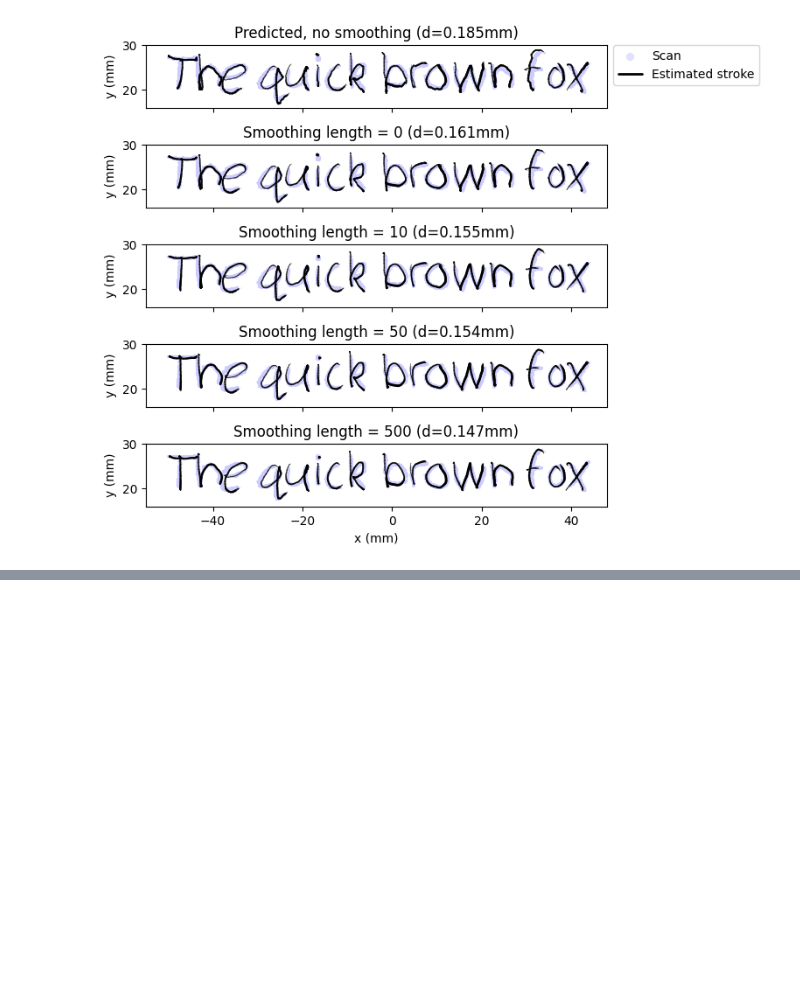
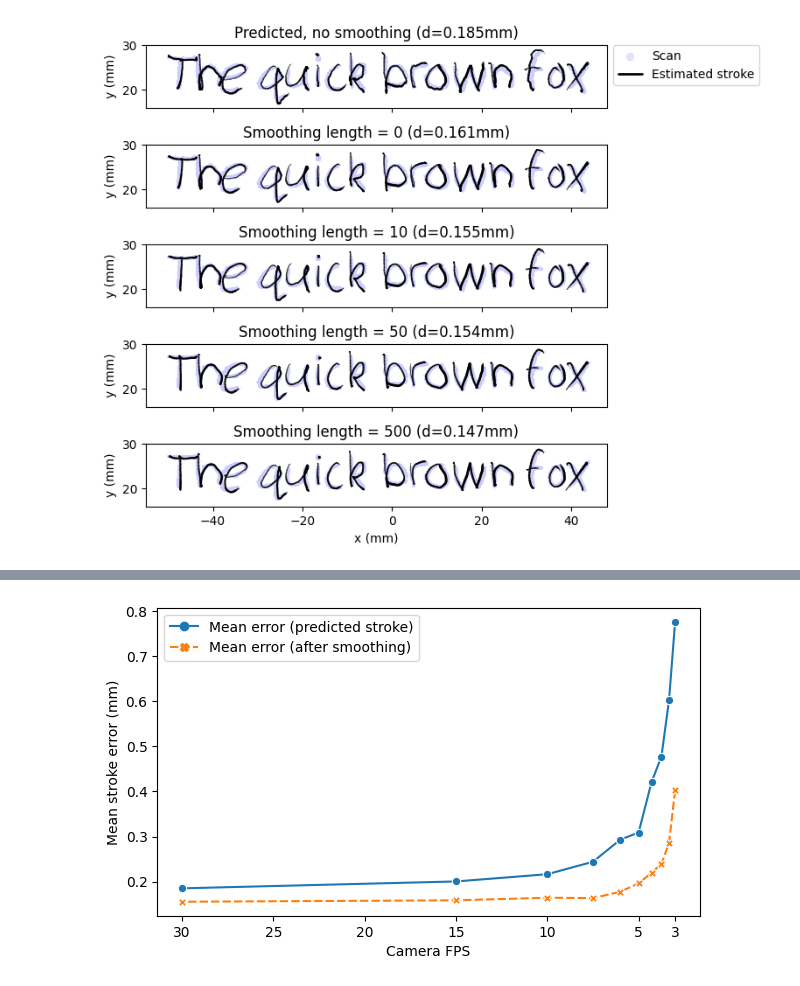
Before and after one commit to Jcparkyn/dpoint, a Jupyter notebook: python/offline_playback.ipynb, the cells around one changed output, grey strips where cells are left out. Saved outputs shown, nothing was run; the diff lists cells and outputs as text; code cells hidden in the pictures; blank space fills up the shorter version.

Commit message:
Add FPS comparison plots

```diff
--- a/python/offline_playback.ipynb
+++ b/python/offline_playback.ipynb
@@ -189,0 +206,6 @@ plt.savefig(f"./recordings/{recording_timestamp}/smoothing-comparison.pdf", **sa
+# %%
+camera_skips = list(range(1, 11))
+camera_skip_results = [
+    load_and_process("stylus_data.pkl", "camera_data.pkl", camera_skip=cs, smoothing_length=10)
+    for cs in camera_skips
+]
@@ -189,0 +233,29 @@ plt.savefig(f"./recordings/{recording_timestamp}/smoothing-comparison.pdf", **sa
+# %%
+import pandas as pd
+camera_skip_df = pd.DataFrame(
+    {
+        "camera_skip": camera_skips,
+        "fps": [30/cs for cs in camera_skips],
+        "Mean error (predicted stroke)": [sr[0].dist_mean*1000 for sr in camera_skip_results],
+        "Mean error (after smoothing)": [sr[1].dist_mean*1000 for sr in camera_skip_results],
+    }
+)
+
+fig = plt.figure(figsize=(7, 4))
+ax: Axes = sns.lineplot(
+    x="fps",
+    y="value",
+    style="variable",
+    hue="variable",
+    markers=True,
+    data=pd.melt(camera_skip_df, ["camera_skip", "fps"]),
+    legend="brief",
+)
+
+ax.set(xticks=list(range(30, 0, -5)) + [3])
+ax.set(xlabel="Camera FPS", ylabel="Mean stroke error (mm)")
+ax.invert_xaxis()
+ax.get_legend().set_title(None)
+# plt.savefig(f"./recordings/{recording_timestamp}/error-vs-camera-fps.pdf", **savefig_kwargs)
+# %% [output]
+[figure, added]
```
Also changed, not shown: parts of 8 cells of this notebook, 2 other files.
